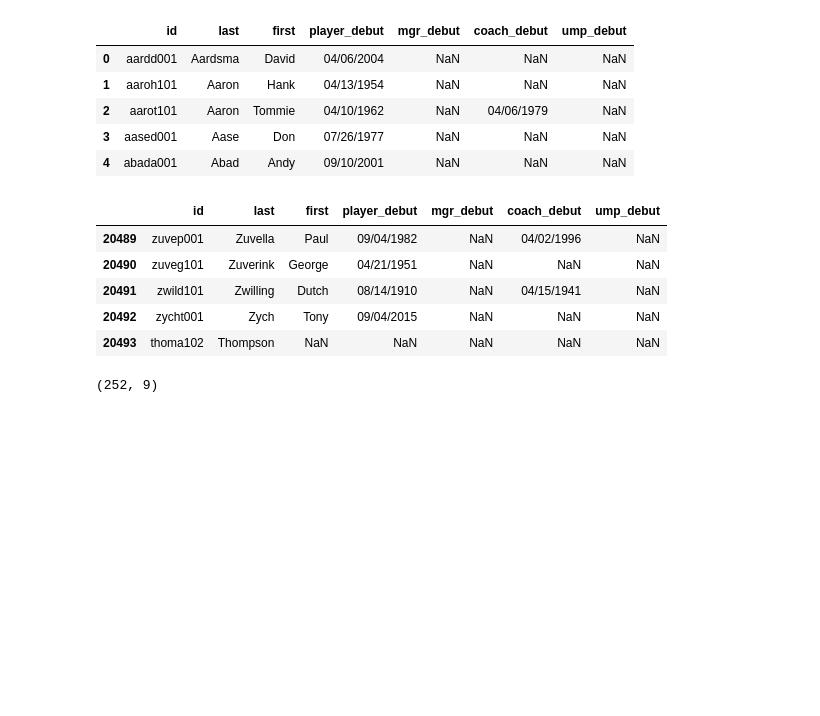
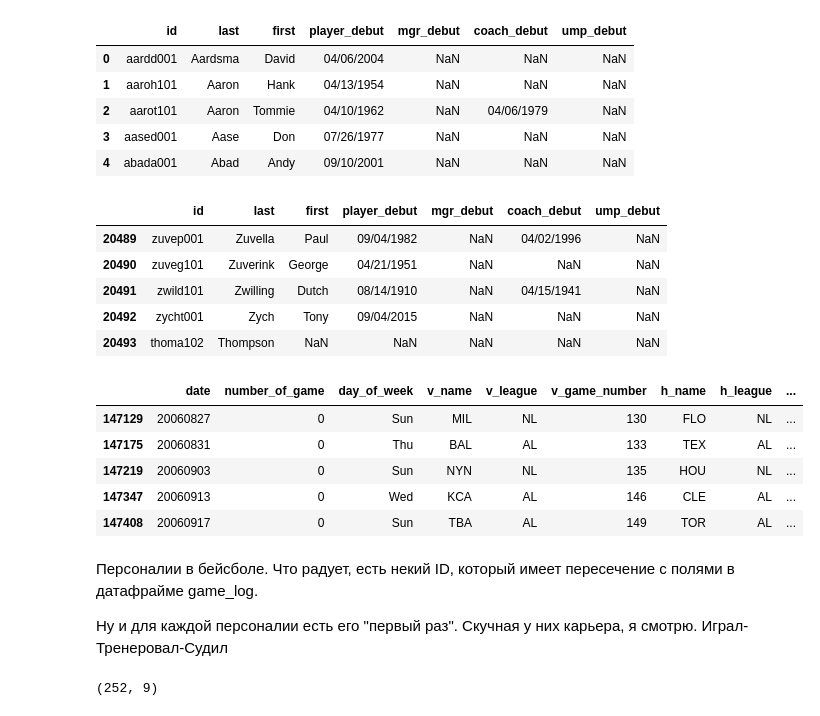
Before and after one commit to mishakmish/dataquest.io, a Jupyter notebook: Guided Project_Designing and Creating a Database/Guided Project_designing_and_creating_a_database.ipynb, the cells around one changed output. Saved outputs shown, nothing was run; the diff lists cells and outputs as text; code cells hidden in the pictures; blank space fills up the shorter version.

```diff
--- a/Guided Project_Designing and Creating a Database/Guided Project_designing_and_creating_a_database.ipynb
+++ b/Guided Project_Designing and Creating a Database/Guided Project_designing_and_creating_a_database.ipynb
@@ -47,6 +56,20 @@ person.tail()
 | 20491 | zwild101 | Zwilling | Dutch | 08/14/1910 | NaN | 04/15/1941 | NaN |
 | 20492 | zycht001 | Zych | Tony | 09/04/2015 | NaN | NaN | NaN |
 | 20493 | thoma102 | Thompson | NaN | NaN | NaN | NaN | NaN |
+# %%
+game_log.loc[game_log.hp_umpire_id == 'barrs901'].head(5)
+# %% [output]
+|  | date | number_of_game | day_of_week | v_name | v_league | v_game_number | h_name | h_league | ... |
+| 147129 | 20060827 | 0 | Sun | MIL | NL | 130 | FLO | NL | ... |
+| 147175 | 20060831 | 0 | Thu | BAL | AL | 133 | TEX | AL | ... |
+| 147219 | 20060903 | 0 | Sun | NYN | NL | 135 | HOU | NL | ... |
+| 147347 | 20060913 | 0 | Wed | KCA | AL | 146 | CLE | AL | ... |
+| 147408 | 20060917 | 0 | Sun | TBA | AL | 149 | TOR | AL | ... |
+# %% [markdown]
+Персоналии в бейсболе. Что радует, есть некий ID, который имеет пересечение с полями в датафрайме game_log.
+
+Ну и для каждой персоналии есть его "первый раз".
+Скучная у них карьера, я смотрю. Играл-Тренеровал-Судил
 # %%
 park = pd.read_csv('park_codes.csv')
 print(park.shape)
```
Also changed, not shown: parts of 1 cell of this notebook, 1 other file.
